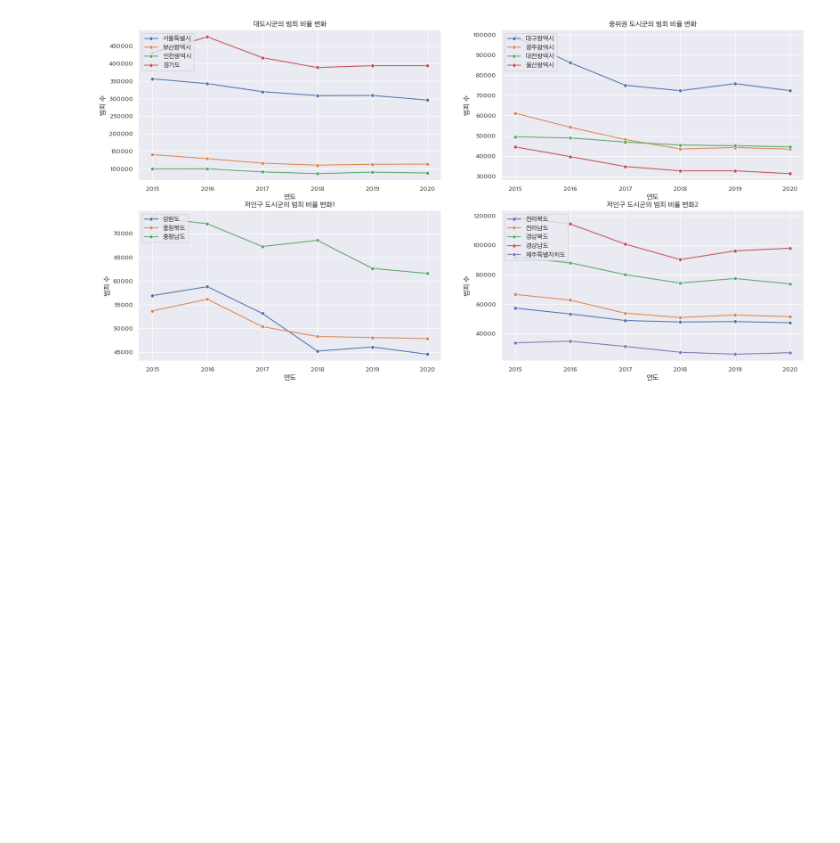
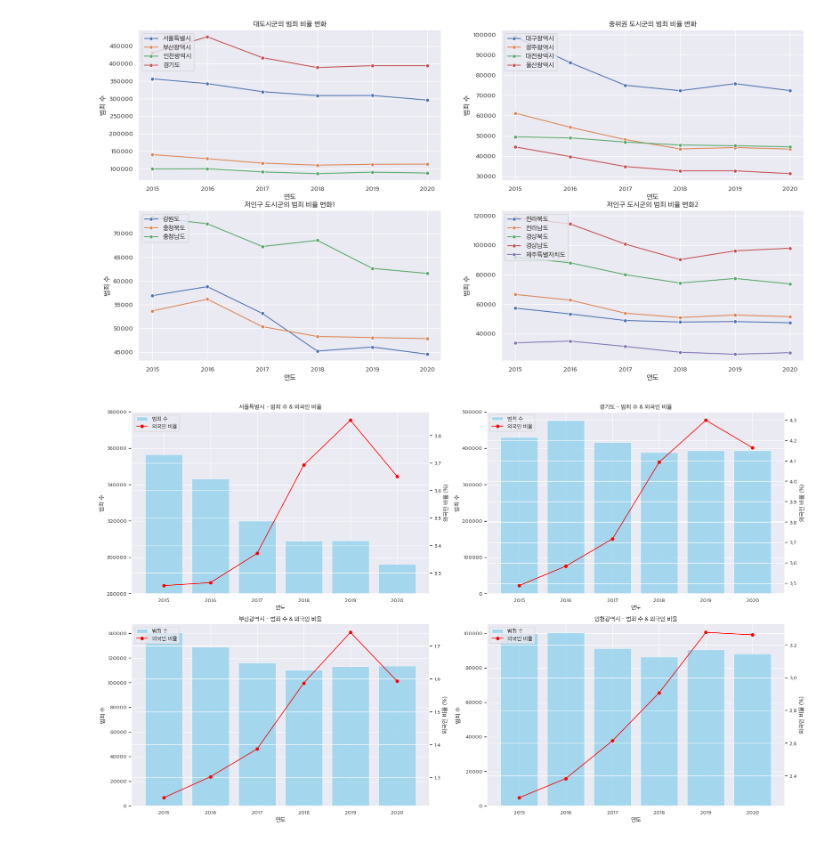
Before and after one commit to chanhwiKang/BigDataProject, a Jupyter notebook: project.ipynb, the cells around one changed output. Saved outputs shown, nothing was run; the diff lists cells and outputs as text; code cells hidden in the pictures; blank space fills up the shorter version.

```diff
--- a/project.ipynb
+++ b/project.ipynb
@@ -466,3 +466,50 @@ ax4.legend(loc='upper left')
 # %% [output]
 <matplotlib.legend.Legend at 0x...>
 [figure]
+# %%
+import matplotlib.pyplot as plt
+# ---- 데이터 준비: criminal, foreignerPercent ----
+crime_long = criminal.reset_index().rename(columns={'index':'region'})
+crime_long = crime_long.melt(id_vars='region', var_name='year', value_name='crime')
+crime_long['year_num'] = crime_long['year'].str.extract(r'(\d{4})').astype(int)
+
+fp_long = foreignerPercent.reset_index().rename(columns={'index':'region'})
+fp_long = fp_long.melt(id_vars='region', var_name='year', value_name='pct')
+fp_long['year_num'] = fp_long['year'].str.extract(r'(\d{4})').astype(int)
+
+# 분석할 지역
+regions = ['서울특별시','경기도','부산광역시','인천광역시']
+
+# ---- subplot 만들기 ----
+fig, axes = plt.subplots(2, 2, figsize=(20, 12))
+axes = axes.flatten()
+
+for i, region in enumerate(regions):
+    ax = axes[i]
+
+    # 지역별 데이터 추출
+    c = crime_long[crime_long['region'] == region]
+    f = fp_long[fp_long['region'] == region]
+
+    # 막대그래프(범죄 수)
+    ax.bar(c['year_num'], c['crime'], color='skyblue', alpha=0.7, label='범죄 수')
+    ax.set_xlabel('연도')
+    ax.set_ylabel('범죄 수')
+    ax.set_title(f'{region} - 범죄 수 & 외국인 비율')
+    if i==0:
+        ax.set_ylim(280000, 380000)
+
+    # 선그래프(외국인 비율) — 보조축
+    ax2 = ax.twinx()
+    ax2.plot(f['year_num'], f['pct'], marker='o', color='red', label='외국인 비율')
+    ax2.set_ylabel('외국인 비율 (%)')
+
+    # 범례 합치기
+    handles1, labels1 = ax.get_legend_handles_labels()
+    handles2, labels2 = ax2.get_legend_handles_labels()
+    ax.legend(handles1 + handles2, labels1 + labels2, loc='upper left')
+
+plt.tight_layout()
+plt.show()
+# %% [output]
+[figure, added]
```
